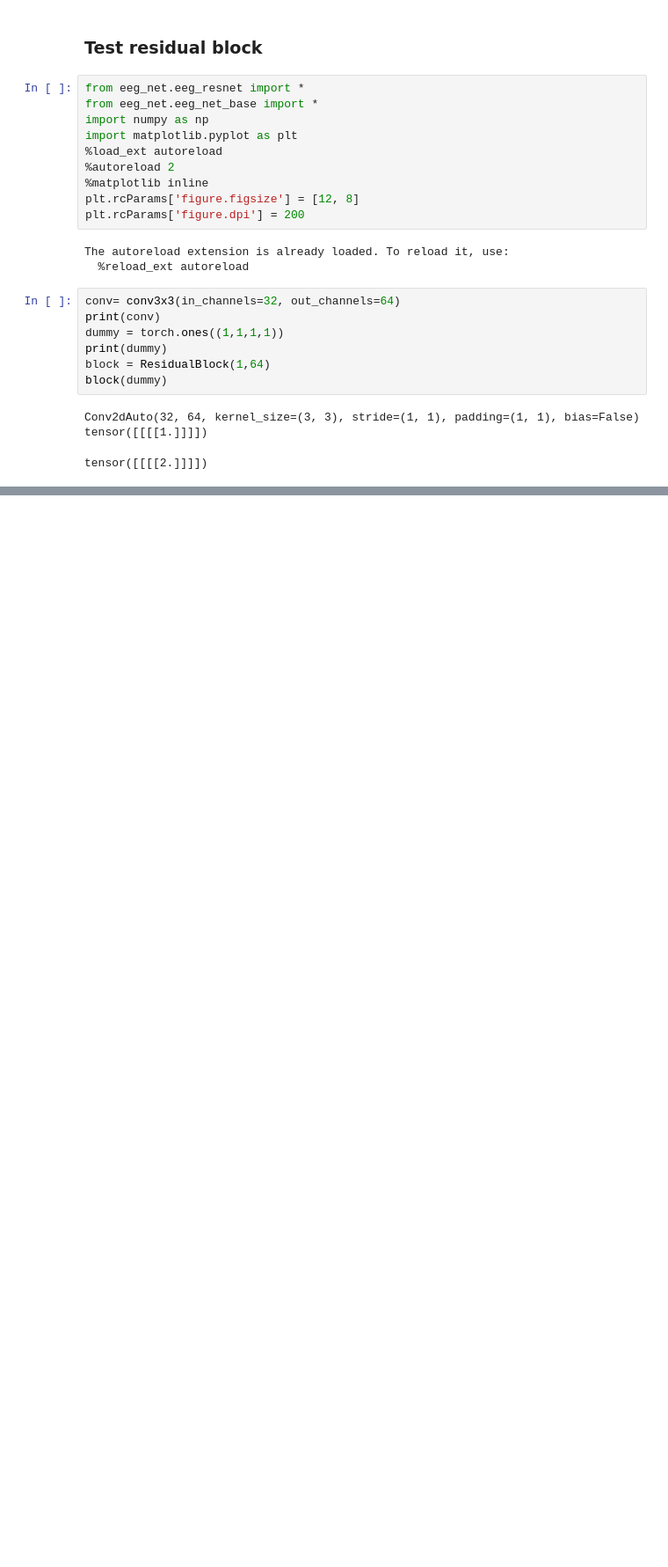
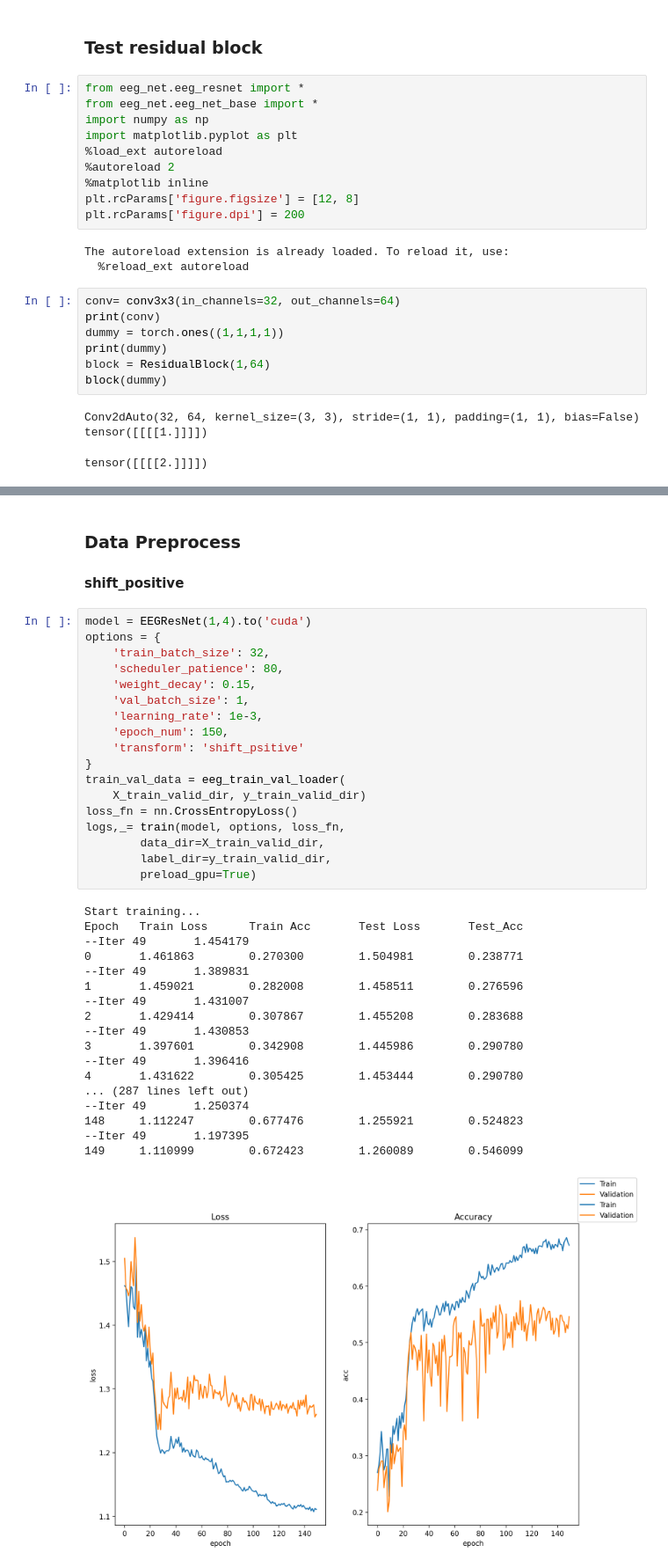
Before and after one commit to RX-0-95/EEG_Classification, a Jupyter notebook: resnet_dev.ipynb, the cells around one changed output, grey strips where cells are left out. Shown at 88% size. Saved outputs shown, nothing was run; the diff lists cells and outputs as text; blank space fills up the shorter version.

```diff
--- a/resnet_dev.ipynb
+++ b/resnet_dev.ipynb
@@ -33,0 +163,40 @@ NameError: name 'ResNetBaiscBlock' is not defined
+# %% [markdown]
+### Data Preprocess
+#### shift_positive
+# %%
+model = EEGResNet(1,4).to('cuda')
+options = {
+    'train_batch_size': 32,
+    'scheduler_patience': 80,
+    'weight_decay': 0.15,
+    'val_batch_size': 1,
+    'learning_rate': 1e-3,
+    'epoch_num': 150,
+    'transform': 'shift_psitive'
+}
+train_val_data = eeg_train_val_loader(
+    X_train_valid_dir, y_train_valid_dir)
+loss_fn = nn.CrossEntropyLoss()
+logs,_= train(model, options, loss_fn,
+        data_dir=X_train_valid_dir,
+        label_dir=y_train_valid_dir,
+        preload_gpu=True)
+# %% [output]
+Start training...
+Epoch   Train Loss      Train Acc       Test Loss       Test_Acc
+--Iter 49       1.454179
+0       1.461863        0.270300        1.504981        0.238771
+--Iter 49       1.389831
+1       1.459021        0.282008        1.458511        0.276596
+--Iter 49       1.431007
+2       1.429414        0.307867        1.455208        0.283688
+--Iter 49       1.430853
+3       1.397601        0.342908        1.445986        0.290780
+--Iter 49       1.396416
+4       1.431622        0.305425        1.453444        0.290780
+... (287 lines left out)
+--Iter 49       1.250374
+148     1.112247        0.677476        1.255921        0.524823
+--Iter 49       1.197395
+149     1.110999        0.672423        1.260089        0.546099
+[figure, added]
```
Also changed, not shown: parts of 10 cells of this notebook, 8 other files.
